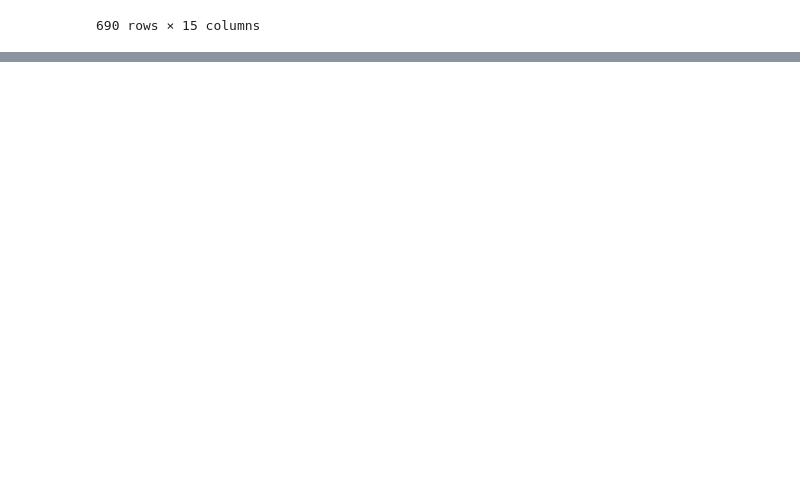
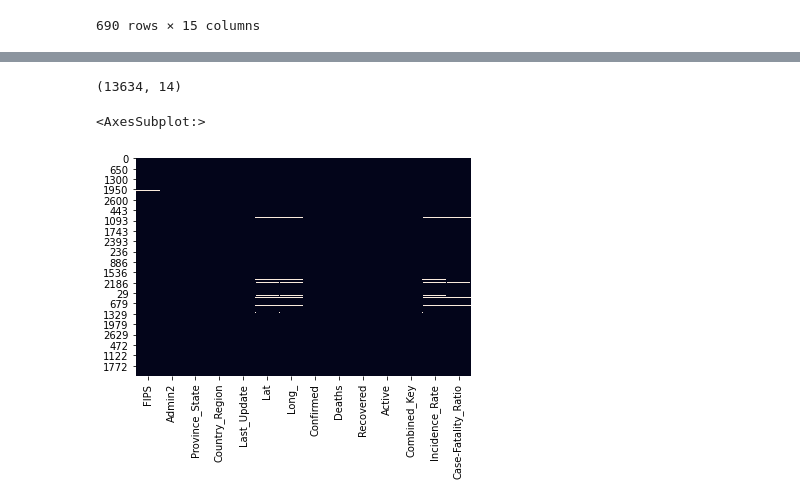
Before and after one commit to xinyi0351/Fall2020-Project2-group10, a Jupyter notebook: output/[project2] combine datasets.ipynb, the cells around one changed output, grey strips where cells are left out. Drawn from its saved outputs; the diff is of its cells as text; code cells hidden in the pictures; blank space fills up the shorter version.

```diff
--- a/output/[project2] combine datasets.ipynb
+++ b/output/[project2] combine datasets.ipynb
@@ -83,0 +109,4 @@ out.to_csv('startdate_enddate.csv',index=False,encoding='utf-8-sig')
+# %%
+w3 = pd.read_csv('week3cleaned.csv')
+w3.drop(['index'],axis=1,inplace = True)
+w3.head()
@@ -83,0 +120,3 @@ out.to_csv('startdate_enddate.csv',index=False,encoding='utf-8-sig')
+# %%
+w4 = pd.read_csv('week4cleaned.csv')
+w4.tail()
@@ -83,0 +130,4 @@ out.to_csv('startdate_enddate.csv',index=False,encoding='utf-8-sig')
+# %%
+w5 = pd.read_csv('week5cleaned.csv')
+w5.drop(['index'],axis=1,inplace = True)
+w5.shape
@@ -83,0 +145,3 @@ out.to_csv('startdate_enddate.csv',index=False,encoding='utf-8-sig')
+# %%
+out = pd.concat([w1,w2,w3,w4,w5])
+out.head()
@@ -83,0 +155,12 @@ out.to_csv('startdate_enddate.csv',index=False,encoding='utf-8-sig')
+# %%
+out.shape
+# %% [output]
+(13634, 14)
+# %%
+# Visualizing missing data
+import seaborn as sns
+sns.heatmap(out.isnull(),cbar = False)
+#indicating some of the latitude and longtitude are missing
+# %% [output]
+<AxesSubplot:>
+[figure, added]
```
Also changed, not shown: parts of 11 cells of this notebook, 8 other files.
